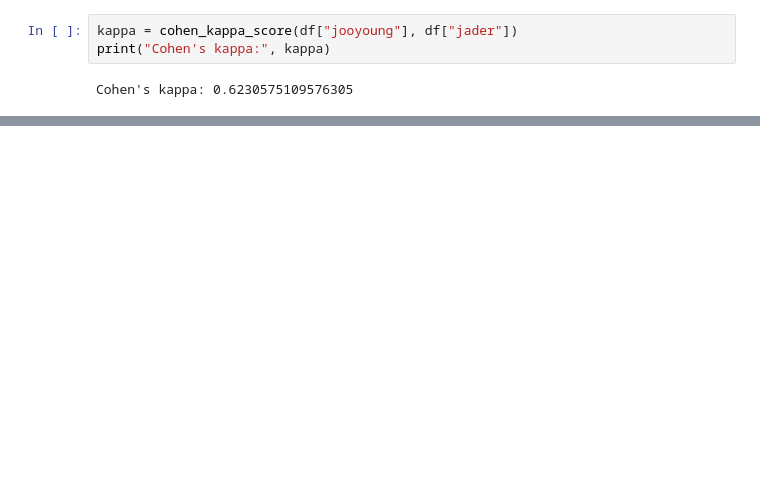
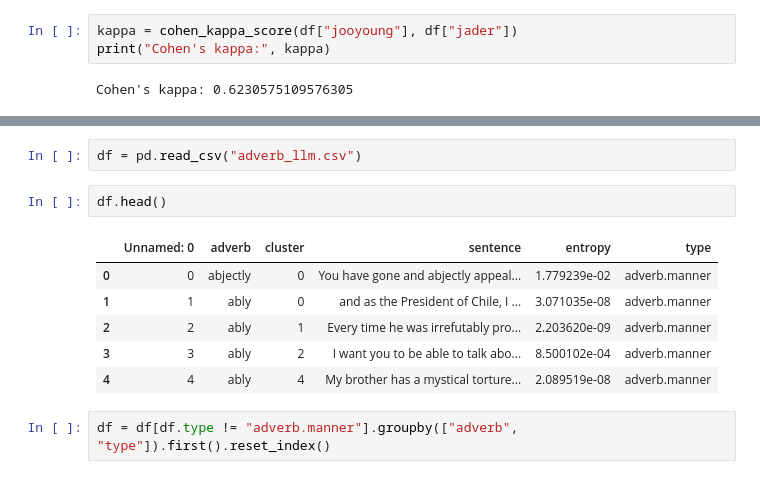
Before and after one commit to jylee1010/Adverb-pragmatic-class, a Jupyter notebook: agreement.ipynb, the cells around one changed output, grey strips where cells are left out. Drawn from its saved outputs; the diff is of its cells as text; blank space fills up the shorter version.

```diff
--- a/agreement.ipynb
+++ b/agreement.ipynb
@@ -54,0 +64,13 @@ plt.savefig("cm.png")
+# %%
+df = pd.read_csv("adverb_llm.csv")
+# %%
+df.head()
+# %% [output]
+|  | Unnamed: 0 | adverb | cluster | sentence | entropy | type |
+| 0 | 0 | abjectly | 0 | You have gone and abjectly appeal... | 1.779239e-02 | adverb.manner |
+| 1 | 1 | ably | 0 | and as the President of Chile, I ... | 3.071035e-08 | adverb.manner |
+| 2 | 2 | ably | 1 | Every time he was irrefutably pro... | 2.203620e-09 | adverb.manner |
+| 3 | 3 | ably | 2 | I want you to be able to talk abo... | 8.500102e-04 | adverb.manner |
+| 4 | 4 | ably | 4 | My brother has a mystical torture... | 2.089519e-08 | adverb.manner |
+# %%
+df = df[df.type != "adverb.manner"].groupby(["adverb", "type"]).first().reset_index()
```
Also changed, not shown: parts of 9 cells of this notebook, 5 other files.
